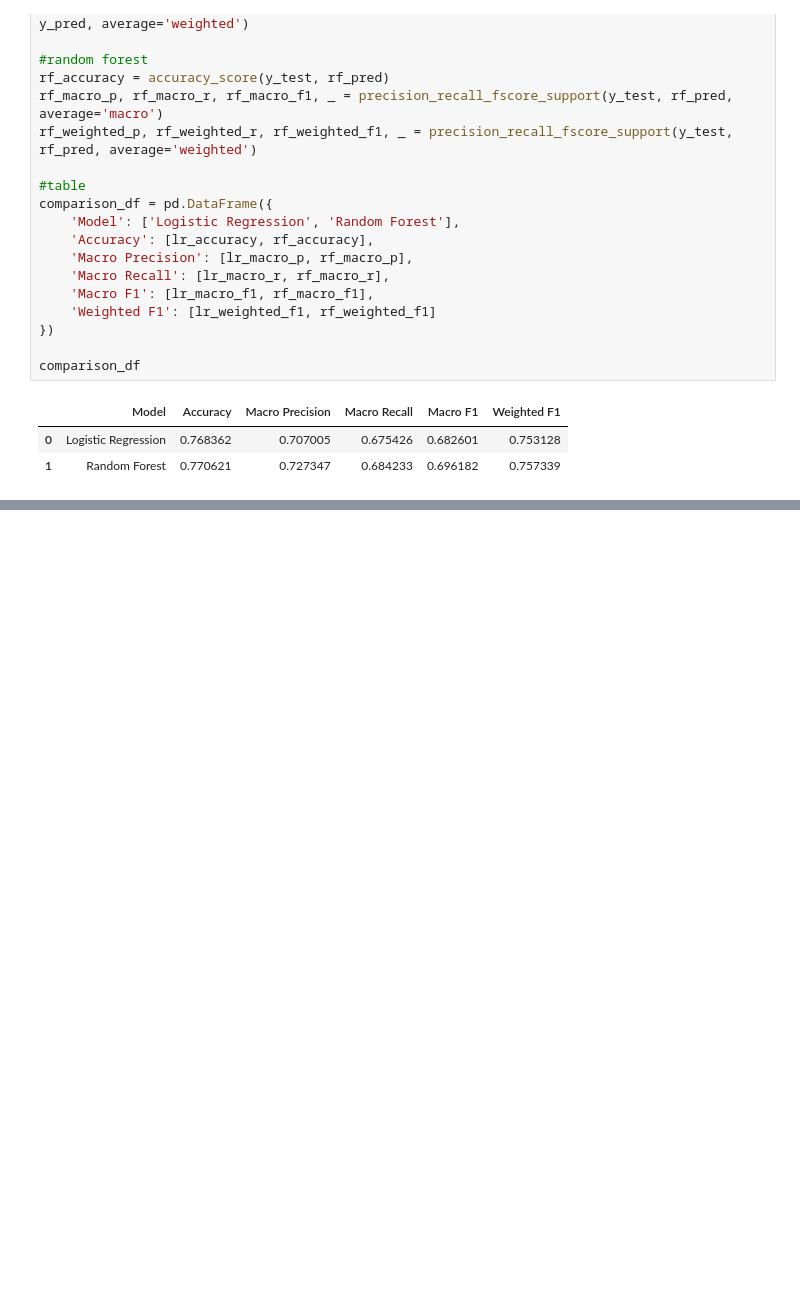
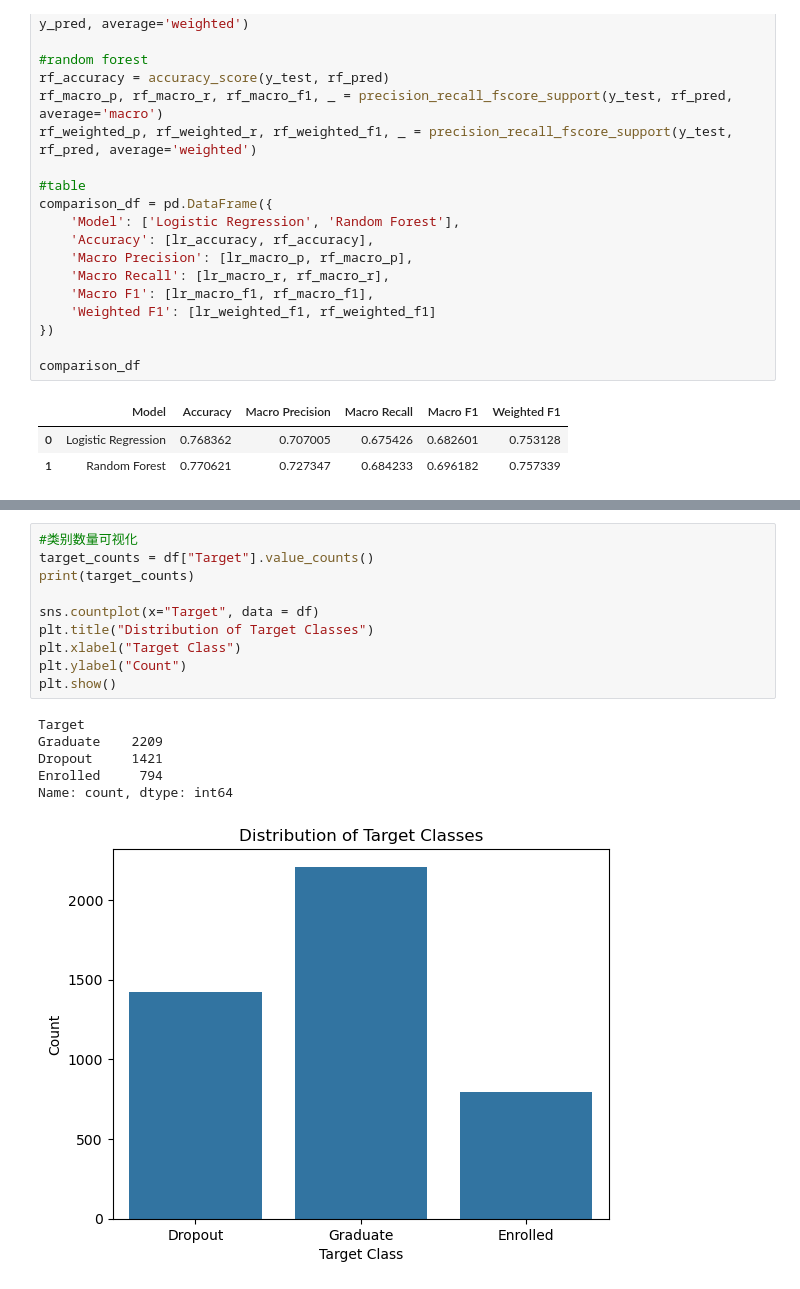
Before and after one commit to Jpuirgn/ML_student_risk_prediction, a Jupyter notebook: notebooks/student_risk_prediction.ipynb, the cells around one changed output, grey strips where cells are left out. Saved outputs shown, nothing was run; the diff lists cells and outputs as text; blank space fills up the shorter version.

```diff
--- a/notebooks/student_risk_prediction.ipynb
+++ b/notebooks/student_risk_prediction.ipynb
@@ -356,0 +389,17 @@ Therefore, Random Forest is the stronger candidate as the main model at this sta
+# %%
+#类别数量可视化
+target_counts = df["Target"].value_counts()
+print(target_counts)
+
+sns.countplot(x="Target", data = df)
+plt.title("Distribution of Target Classes")
+plt.xlabel("Target Class")
+plt.ylabel("Count")
+plt.show()
+# %% [output]
+Target
+Graduate    2209
+Dropout     1421
+Enrolled     794
+Name: count, dtype: int64
+[figure, added]
```
Also changed, not shown: parts of 8 cells of this notebook.
